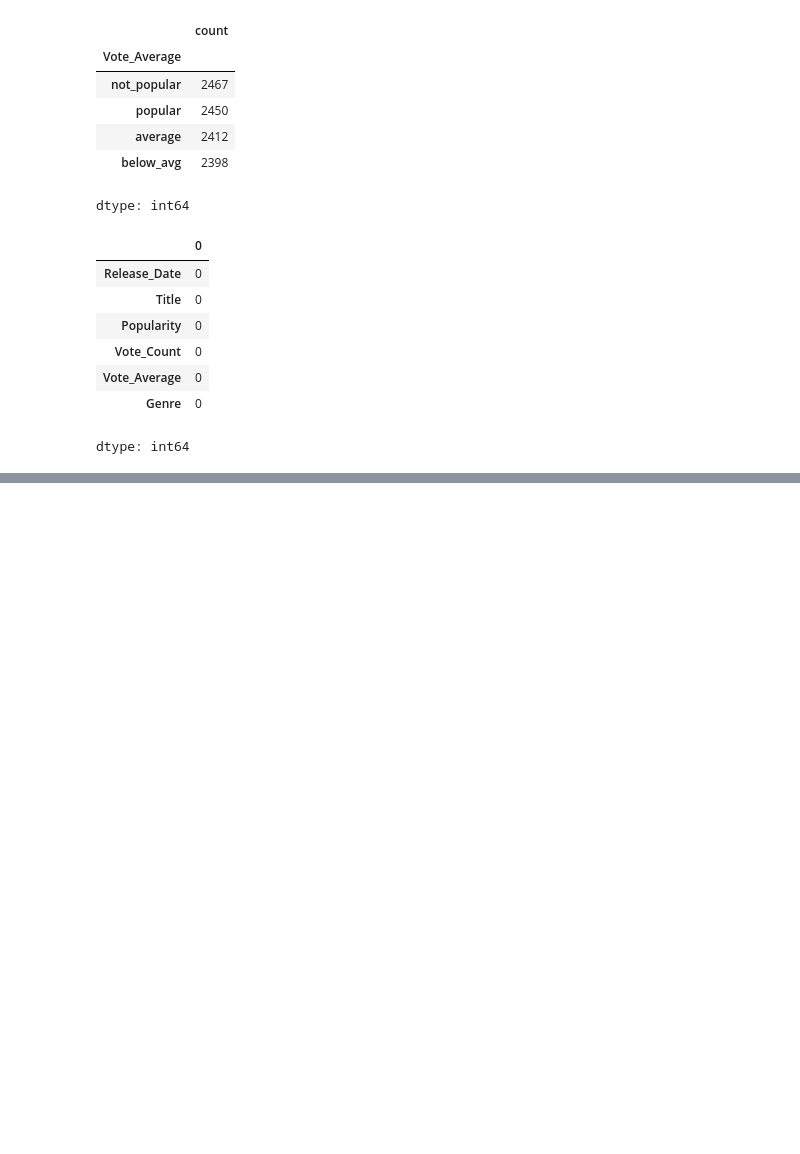
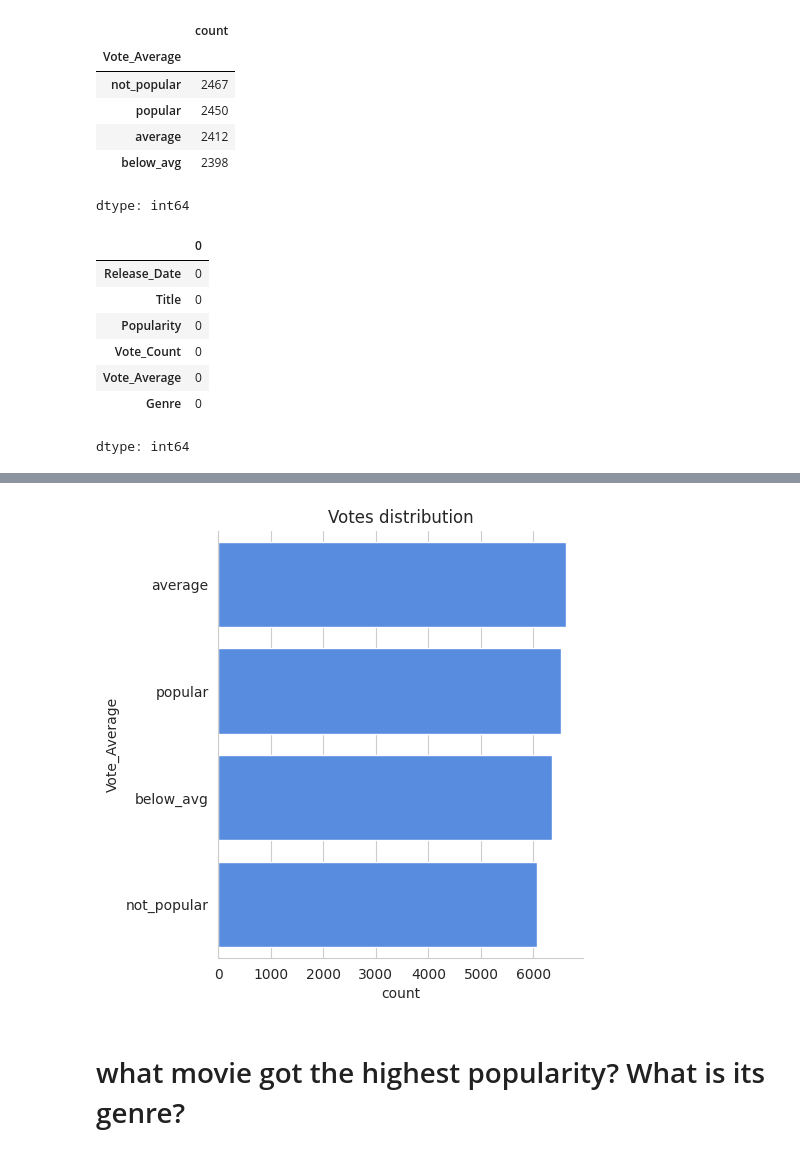
Before and after one commit to Roshanshres/netflix-data-analysis, a Jupyter notebook: netflix_data_analysis.ipynb, the cells around one changed output, grey strips where cells are left out. Saved outputs shown, nothing was run; the diff lists cells and outputs as text; code cells hidden in the pictures; blank space fills up the shorter version.

```diff
--- a/netflix_data_analysis.ipynb
+++ b/netflix_data_analysis.ipynb
@@ -188,0 +296,11 @@ dtype: int64
+# %%
+sns.catplot(y = 'Vote_Average', data = df, kind = 'count',
+            order = df['Vote_Average'].value_counts().index,
+            color = '#4287f5')
+
+plt.title('Votes distribution')
+plt.show()
+# %% [output]
+[figure, added]
+# %% [markdown]
+# what movie got the highest popularity? What is its genre?
```
Also changed, not shown: parts of 23 cells of this notebook.
